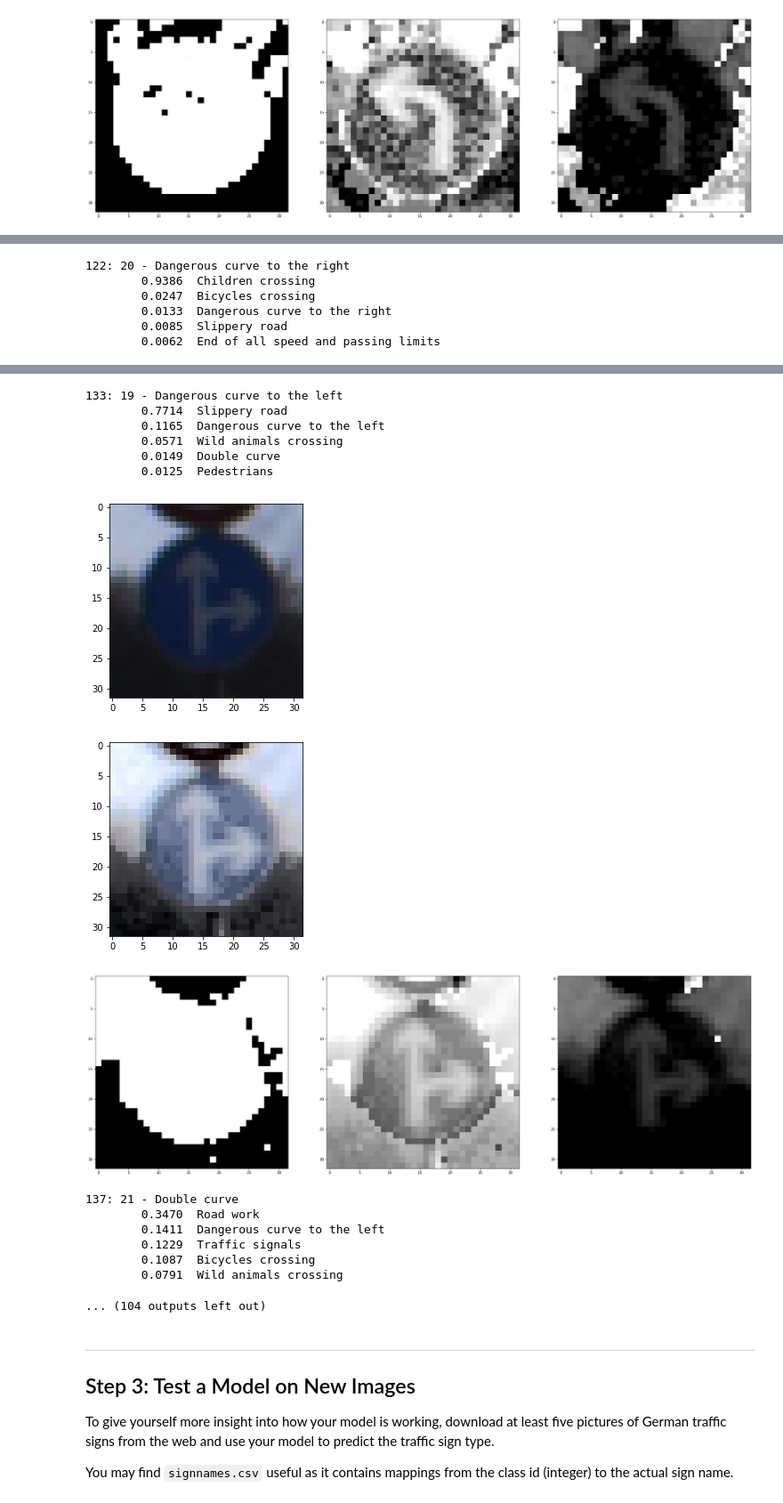
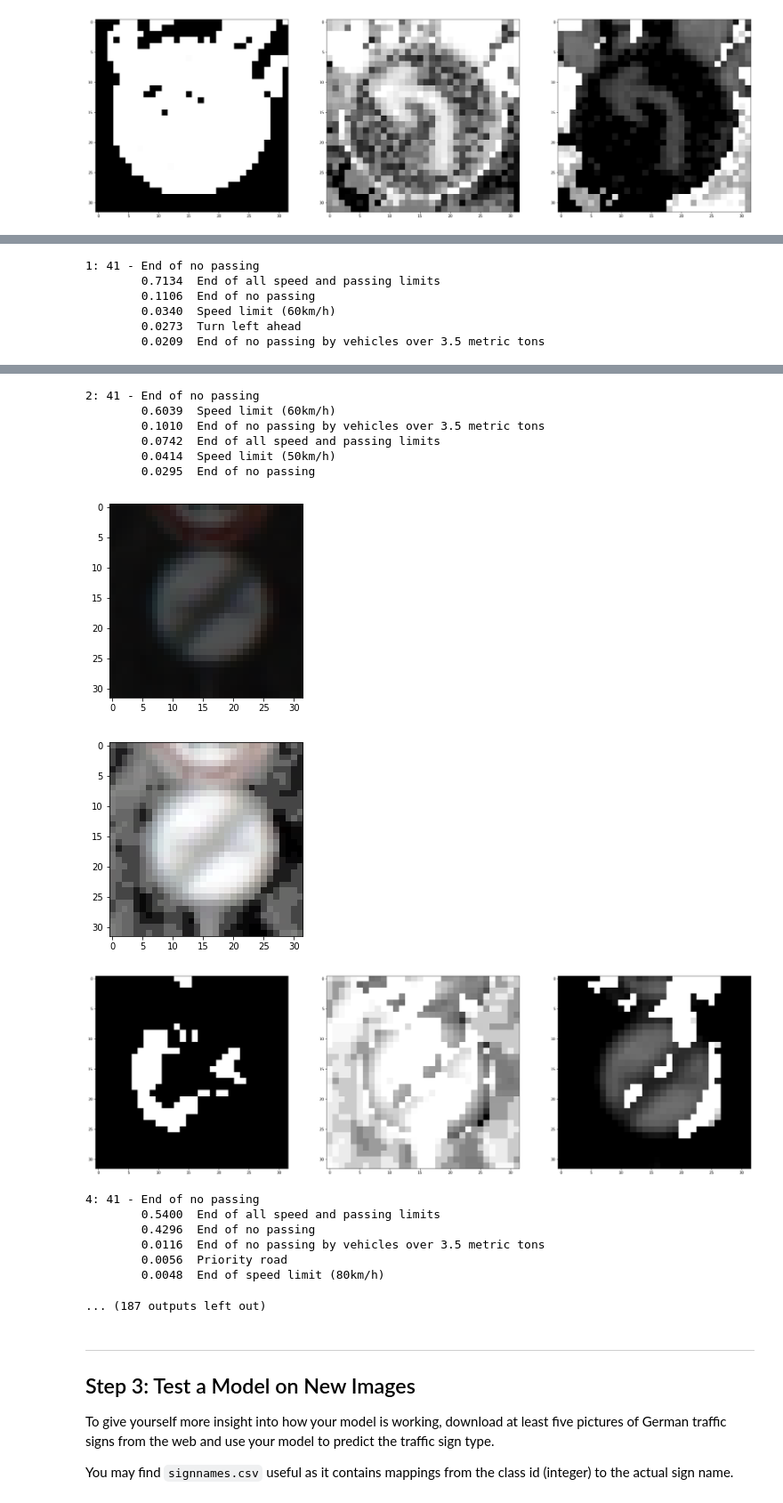
Before and after one commit to ekkus93/CarND-Traffic-Sign-Classifier-Project, a Jupyter notebook: Traffic_Sign_Classifier.ipynb, the cells around one changed output, grey strips where cells are left out. Shown at 89% size. Drawn from its saved outputs; the diff is of its cells as text; code cells hidden in the pictures.

```diff
--- a/Traffic_Sign_Classifier.ipynb
+++ b/Traffic_Sign_Classifier.ipynb
@@ -340,9 +340,10 @@ def get_yellow_mask(hsv_img):
     return get_mask(hsv_img, LIGHT_YELLOW, DARK_YELLOW)
 # %%
 def get_color_mask(image):
+    """
     eq_image = apply_histogram_equalization(image)
-    hsv = cv2.cvtColor(eq_image, cv2.COLOR_RGB2HSV).astype(np.float32)
-    yuv = cv2.cvtColor(eq_image, cv2.COLOR_RGB2YUV).astype(np.float32)
+    #hsv = cv2.cvtColor(eq_image, cv2.COLOR_RGB2HSV).astype(np.float32)
+    #yuv = cv2.cvtColor(eq_image, cv2.COLOR_RGB2YUV).astype(np.float32)
 
     mask_arr = [eq_image[:,:,i] for i in range(eq_image.shape[2])]
     #mask_arr += [hsv[:,:,i] for i in range(hsv.shape[2])]
@@ -358,6 +359,8 @@ def get_color_mask(image):
     assert color_mask.shape[2] == 3, color_mask.shape
 
     return color_mask
+    """
+    return image
 # %%
 from skimage import color
 
@@ -585,9 +588,13 @@ def preprocess_images_mt(images, n=8):
 
     return preprocessed_images
 # %%
+"""
 sample_len = int(0.6*X_train_balanced.shape[0])
 X_train_preprocessed = preprocess_images(X_train_balanced[0:sample_len])
 y_train_preprocessed = y_train_balanced[0:sample_len]
+"""
+X_train_preprocessed = preprocess_images(X_train_balanced)
+y_train_preprocessed = y_train_balanced
 
 X_valid_preprocessed = preprocess_images(X_valid)
 X_test_preprocessed = preprocess_images(X_test)
@@ -825,3 +830,24 @@ display_layers(X_train_preprocessed[0])
 # %%
 def signname_val_to_name(signnames_pd, val):
     return signnames_pd[signnames_pd['ClassId'] == val]['SignName'].values[0]
+# %%
+X_val_preprocessed = preprocess_images(X_valid)
+y_val_preprocessed = y_valid
+
+top_logits = tf.nn.top_k(tf.nn.softmax(logits), k=5, name='top_logits')
+
+with tf.Session() as sess:
+    sess.run(tf.global_variables_initializer())
+    saver.restore(sess, tf.train.latest_checkpoint('.'))
+
+    logits_result = sess.run(logits_argmax, feed_dict={x: X_val_preprocessed, keep_prob: 1.0})
+
+bad_labels = []
+for i in range(logits_result.shape[0]):
+    if y_val_preprocessed[i] != logits_result[i]:
+        bad_labels.append(y_val_preprocessed[i])
+
+bad_label_cnt_dict = Counter(bad_labels)
+
+for label, count in bad_label_cnt_dict.most_common(10):
+    print(label, signname_val_to_name(signnames_pd, label), count)
@@ -829,8 +866,8 @@ def signname_val_to_name(signnames_pd, val):
 X_val_preprocessed = preprocess_images(X_valid)
 y_val_preprocessed = y_valid
 
-X_val_preprocessed, y_val_preprocessed = shuffle_X_y(X_val_preprocessed, y_val_preprocessed)
-start_idx = 100
+#X_val_preprocessed, y_val_preprocessed = shuffle_X_y(X_val_preprocessed, y_val_preprocessed)
+start_idx = 0
 end_idx = 300
 
 top_logits = tf.nn.top_k(tf.nn.softmax(logits), k=5, name='top_logits')
@@ -867,6 +904,6 @@ for i, idx in enumerate(range(start_idx, end_idx)):
-122: 20 - Dangerous curve to the right
-        0.9386  Children crossing
-        0.0247  Bicycles crossing
-        0.0133  Dangerous curve to the right
-        0.0085  Slippery road
-        0.0062  End of all speed and passing limits
+1: 41 - End of no passing
+        0.7134  End of all speed and passing limits
+        0.1106  End of no passing
+        0.0340  Speed limit (60km/h)
+        0.0273  Turn left ahead
+        0.0209  End of no passing by vehicles over 3.5 metric tons
@@ -876,19 +913,19 @@ for i, idx in enumerate(range(start_idx, end_idx)):
-133: 19 - Dangerous curve to the left
-        0.7714  Slippery road
-        0.1165  Dangerous curve to the left
-        0.0571  Wild animals crossing
-        0.0149  Double curve
-        0.0125  Pedestrians
+2: 41 - End of no passing
+        0.6039  Speed limit (60km/h)
+        0.1010  End of no passing by vehicles over 3.5 metric tons
+        0.0742  End of all speed and passing limits
+        0.0414  Speed limit (50km/h)
+        0.0295  End of no passing
-[figure, old version]
+[figure, new version]
-[figure, old version]
+[figure, new version]
-[figure, old version]
+[figure, new version]
-137: 21 - Double curve
-        0.3470  Road work
-        0.1411  Dangerous curve to the left
-        0.1229  Traffic signals
-        0.1087  Bicycles crossing
-        0.0791  Wild animals crossing
+4: 41 - End of no passing
+        0.5400  End of all speed and passing limits
+        0.4296  End of no passing
+        0.0116  End of no passing by vehicles over 3.5 metric tons
+        0.0056  Priority road
+        0.0048  End of speed limit (80km/h)
-... (104 outputs left out)
+... (187 outputs left out)
 # %% [markdown]
 ---
 
```
Also changed, not shown: parts of 9 cells of this notebook, 1 other file.
